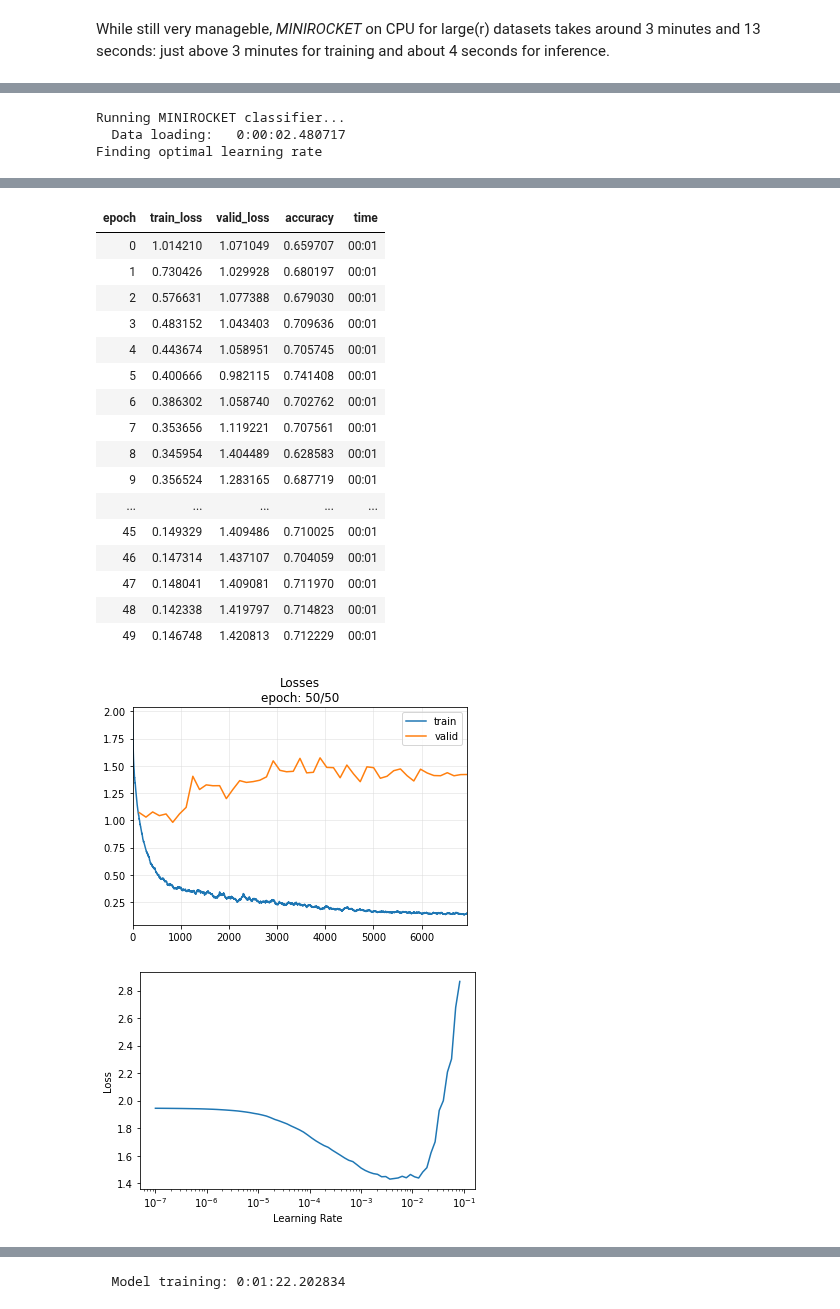
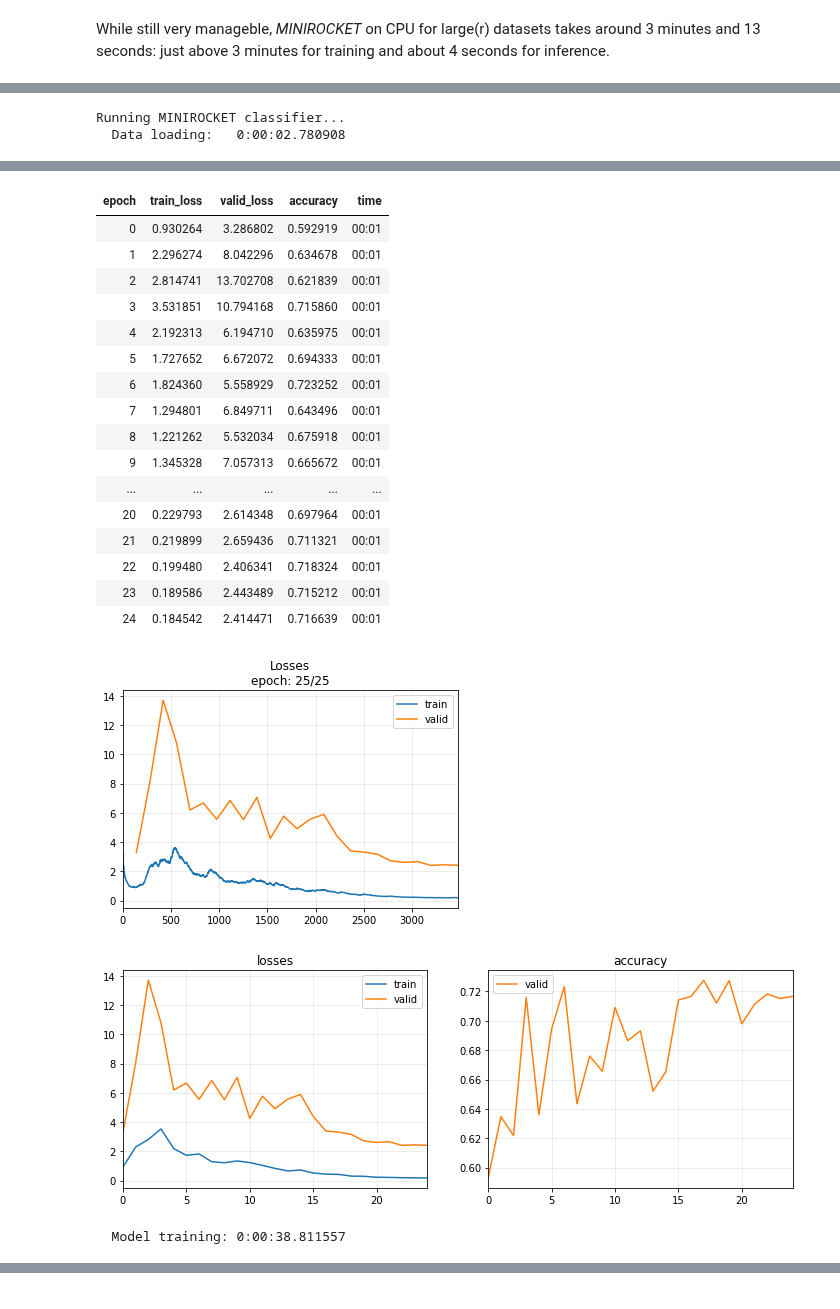
Before and after one commit to ml6team/quick-tips, a Jupyter notebook: structured_data/2021_05_25_minirocket_timeseries_classification/minirocket_timeseries_classification.ipynb, the cells around one changed output, grey strips where cells are left out. Saved outputs shown, nothing was run; the diff lists cells and outputs as text; code cells hidden in the pictures.

Commit message:
Fixing GPU learning convergence

```diff
--- a/structured_data/2021_05_25_minirocket_timeseries_classification/minirocket_timeseries_classification.ipynb
+++ b/structured_data/2021_05_25_minirocket_timeseries_classification/minirocket_timeseries_classification.ipynb
@@ -10,6 +11,11 @@ Specifically, with this notebook a basic implementation of _MINIROCKET_ is provi
 # %%
 #@title A number of notes to consider before you start running this notebook...  { run: "auto" }
-#@markdown 1. To explore all features present in this notebook, make sure you **execture the notebook's contents using a GPU runtime**. This can be checked using the [_Environment setup_](#gpu-test) code cell.
+#@markdown 1. To explore all features present in this notebook, make sure you **execute the notebook's contents using a GPU runtime**. This can be checked using the [_Environment setup_](#gpu-test) code cell.
 #@markdown 2. In order to ensure that your runtime is restarted after installing missing Python packages, **the runtime will be purposefully crashed** after executing the [_Install packages_](#package-installation) code cell. You should be able to simply continue running the remainder of the notebook after this forced restart!
 #@markdown 3. Extracting features using the _tsfresh_ method will take around 10 minutes. **If you are (absolutely, 100%, no doubt) certain that you want to wait while _tsfresh_ are being extracted, tick the checkbox below**.
 run_tsfresh_check = False #@param {type:"boolean", run:"auto"}
+
+# Persist variable as pickle to refer to after purposely crashing the notebook
+import pickle
+with open('run_tsfresh_check.pickle', 'wb') as f:
+    pickle.dump(run_tsfresh_check, f)
@@ -305,6 +324,7 @@ def minirocket_classifier(data,
                           mode='cpu',
                           src='tsai',
                           epochs=50,
+                          lr=None,
                           offline=True,
                           augm=False):
     """A wrapper around the *MINIROCKET* feature transformation method to allow
@@ -321,6 +341,8 @@ def minirocket_classifier(data,
             implementation.
         epochs: int
             The number of epochs to train the classifier for.
+        lr: float
+            When running on GPU, sets the optimizer's learning rate.
         offline: bool
             When running on GPU, whether to run the transformation offline or
             online.
@@ -410,7 +432,7 @@ def minirocket_classifier(data,
             dataloaders = get_ts_dls(X, y, splits=splits, tfms=transformations, batch_tfms=batch_transformations)
             minirocket_classifier = build_ts_model(MiniRocket, dls=dataloaders)
 
-        model = Learner(dataloaders, minirocket_classifier, metrics=accuracy, cbs=ShowGraph())
+        model = Learner(dataloaders, minirocket_classifier, metrics=accuracy, cbs=[ShowGraph()])
 
 
     # Train pipeline
@@ -418,12 +440,12 @@ def minirocket_classifier(data,
     if mode == 'cpu':
         model.fit(X_train, y_train)
     elif mode == 'gpu':
-        print('Finding optimal learning rate')
-        # Drop into fastai and use it to find a good learning rate
-        lr = model.lr_find()
+        if not lr:
+            # Drop into fastai and use it to find a good learning rate
+            lr = model.lr_find().lr_steep # Start from steep learning rate to start ADAM optimization from
 
         # Train learner
-        model.fit_one_cycle(epochs, lr.lr_min)
+        model.fit_one_cycle(epochs, lr, wd=0.01) # Include weight decay for ridge regularization
     t2 = timer.stop()
     print('  Model training:', t2)
 
@@ -445,7 +467,9 @@ def minirocket_classifier(data,
             [
                 ['', '', 'data:', f'"{data}" ({"univariate" if X_train.shape[1] == 1 else "multivariate"})'],
                 ['', '', 'mode:', f'"{mode}"'],
-                ['', '', 'src:', f'"{src}"']
+                ['', '', 'src:', f'"{src}"'],
+                ['', '', 'epochs:', epochs if mode=='gpu' else None],
+                ['', '', 'lr:', lr if mode=='gpu' else None]
             ],
             tablefmt='plain'
         )
@@ -1043,7 +1078,6 @@ The [_tsai_](https://github.com/timeseriesAI/tsai) package also provides the GPU
 # %%
-gpu_preds, gpu_truths = minirocket_classifier(data='ElectricDevices', mode='gpu', src='tsai')
+gpu_preds, gpu_truths = minirocket_classifier(data='ElectricDevices', mode='gpu', src='tsai', epochs=25, lr=0.03)
 evaluate_predictions(gpu_preds, gpu_truths)
 # %% [output]
 Running MINIROCKET classifier...
-  Data loading:   0:00:02.480717
-Finding optimal learning rate
+  Data loading:   0:00:02.780908
@@ -1051,19 +1084,20 @@ Finding optimal learning rate
 | epoch | train_loss | valid_loss | accuracy | time |
-| 0 | 1.014210 | 1.071049 | 0.659707 | 00:01 |
-| 1 | 0.730426 | 1.029928 | 0.680197 | 00:01 |
-| 2 | 0.576631 | 1.077388 | 0.679030 | 00:01 |
-| 3 | 0.483152 | 1.043403 | 0.709636 | 00:01 |
-| 4 | 0.443674 | 1.058951 | 0.705745 | 00:01 |
-| 5 | 0.400666 | 0.982115 | 0.741408 | 00:01 |
-| 6 | 0.386302 | 1.058740 | 0.702762 | 00:01 |
-| 7 | 0.353656 | 1.119221 | 0.707561 | 00:01 |
-| 8 | 0.345954 | 1.404489 | 0.628583 | 00:01 |
-| 9 | 0.356524 | 1.283165 | 0.687719 | 00:01 |
+| 0 | 0.930264 | 3.286802 | 0.592919 | 00:01 |
+| 1 | 2.296274 | 8.042296 | 0.634678 | 00:01 |
+| 2 | 2.814741 | 13.702708 | 0.621839 | 00:01 |
+| 3 | 3.531851 | 10.794168 | 0.715860 | 00:01 |
+| 4 | 2.192313 | 6.194710 | 0.635975 | 00:01 |
+| 5 | 1.727652 | 6.672072 | 0.694333 | 00:01 |
+| 6 | 1.824360 | 5.558929 | 0.723252 | 00:01 |
+| 7 | 1.294801 | 6.849711 | 0.643496 | 00:01 |
+| 8 | 1.221262 | 5.532034 | 0.675918 | 00:01 |
+| 9 | 1.345328 | 7.057313 | 0.665672 | 00:01 |
 | ... | ... | ... | ... | ... |
-| 45 | 0.149329 | 1.409486 | 0.710025 | 00:01 |
-| 46 | 0.147314 | 1.437107 | 0.704059 | 00:01 |
-| 47 | 0.148041 | 1.409081 | 0.711970 | 00:01 |
-| 48 | 0.142338 | 1.419797 | 0.714823 | 00:01 |
-| 49 | 0.146748 | 1.420813 | 0.712229 | 00:01 |
+| 20 | 0.229793 | 2.614348 | 0.697964 | 00:01 |
+| 21 | 0.219899 | 2.659436 | 0.711321 | 00:01 |
+| 22 | 0.199480 | 2.406341 | 0.718324 | 00:01 |
+| 23 | 0.189586 | 2.443489 | 0.715212 | 00:01 |
+| 24 | 0.184542 | 2.414471 | 0.716639 | 00:01 |
-[figure, old version]
+[figure, new version]
-[figure, old version]
+[figure, new version]
+  Model training: 0:00:38.811557
@@ -1071 +1122,0 @@ Finding optimal learning rate
-  Model training: 0:01:22.202834
```
Also changed, not shown: parts of 21 cells of this notebook.
